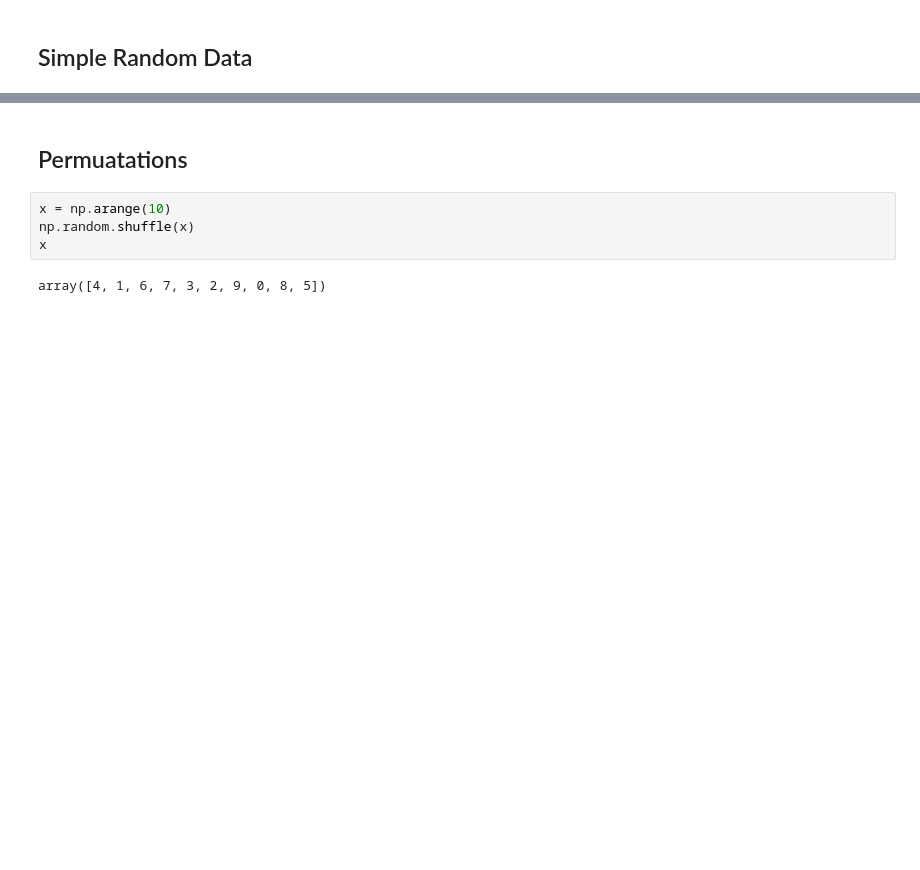
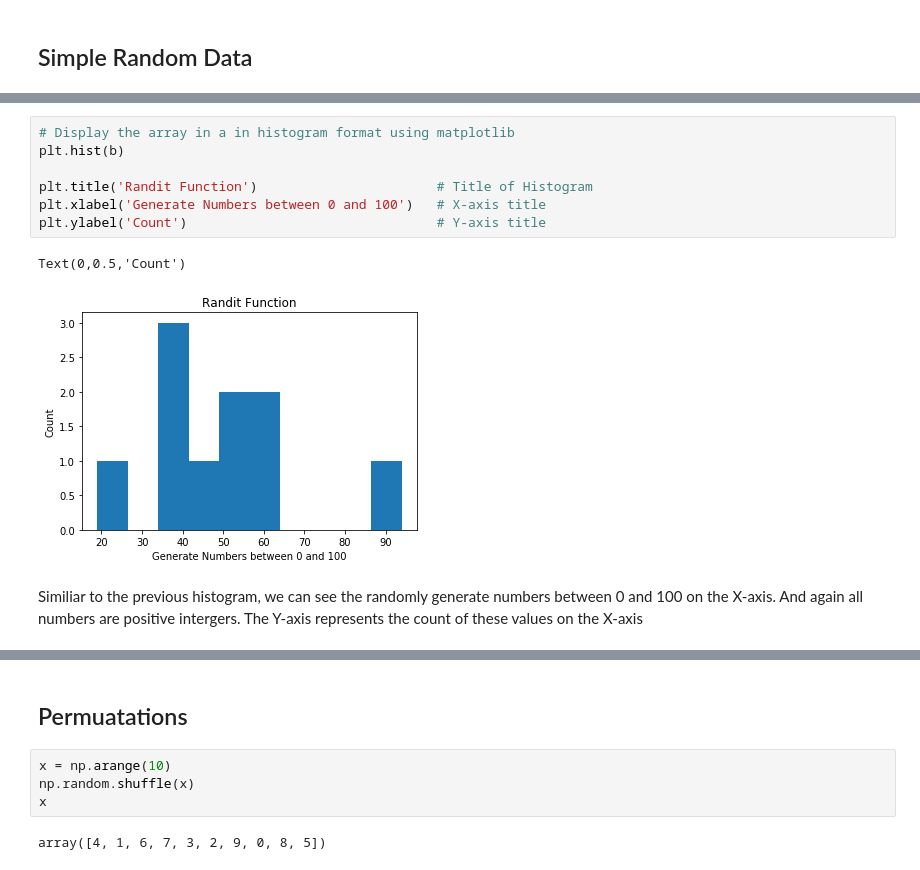
Before and after one commit to JohnADeady/Assignments-Programming-of-DA, a Jupyter notebook: Numpy.Random Package.ipynb, the cells around one changed output, grey strips where cells are left out. Cells and saved outputs as stored; diff of their text form; blank space fills up the shorter version.

```diff
--- a/Numpy.Random Package.ipynb
+++ b/Numpy.Random Package.ipynb
@@ -70,0 +92,12 @@ array([[10,  4,  9,  8],
+# %%
+# Display the array in a in histogram format using matplotlib
+plt.hist(b)
+
+plt.title('Randit Function')                       # Title of Histogram
+plt.xlabel('Generate Numbers between 0 and 100')   # X-axis title
+plt.ylabel('Count')                                # Y-axis title
+# %% [output]
+Text(0,0.5,'Count')
+[figure, added]
+# %% [markdown]
+Similiar to the previous histogram, we can see the randomly generate numbers between 0 and 100 on the X-axis. And again all numbers are positive intergers. The Y-axis represents the count of these values on the X-axis
```
Also changed, not shown: parts of 58 cells of this notebook.
